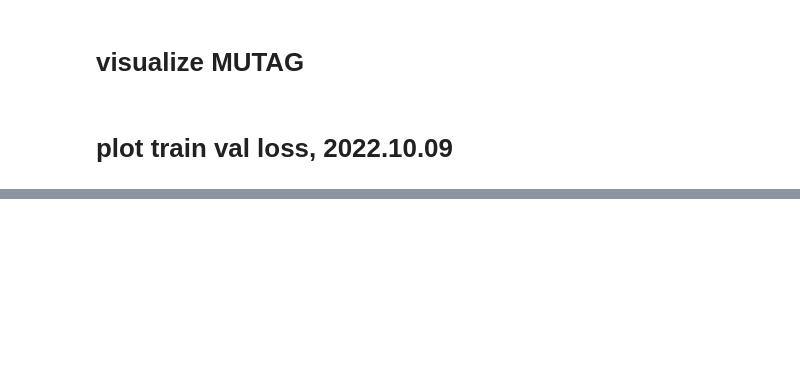
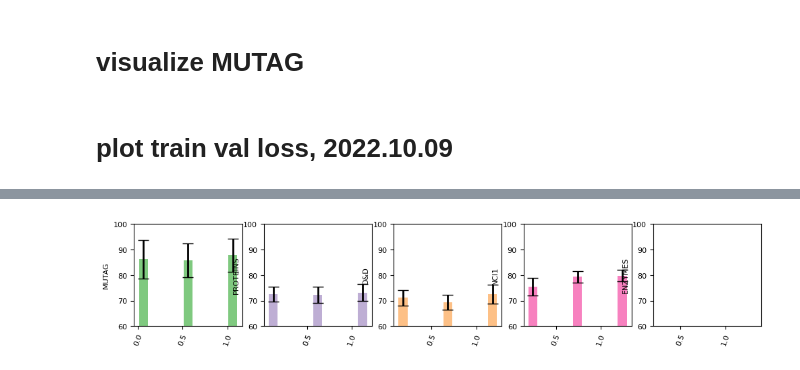
Before and after one commit to ICLab4DL/GNNBenchEffectiveness, a Jupyter notebook: plot_statistics.ipynb, the cells around one changed output, grey strips where cells are left out. Drawn from its saved outputs; the diff is of its cells as text; code cells hidden in the pictures; blank space fills up the shorter version.

```diff
--- a/plot_statistics.ipynb
+++ b/plot_statistics.ipynb
@@ -227,8 +241,8 @@ import numpy as np
 from matplotlib.pyplot import MultipleLocator
 
 
-x_y_label_font = 10
-x_y_legend_font = 10
+x_y_label_font = 5
+x_y_legend_font = 5
 
 
 def plot_bars(X, y, y_err=None, legend_pos=None, label="None", ax=None, colors=None, width=0.1):
@@ -495,6 +509,8 @@ print(DATASETS.keys())
 
 data_names = ['IMDB-BINARY']
 data_names = ['PROTEINS', 'DD']
+data_names = ['ENZYMES', 'NCI1']
+data_names = ['COLLAB', 'IMDB-MULTI']
 datasets_obj = {}
 for k, v in DATASETS.items():
     if k not in data_names:
@@ -1156,0 +1207,41 @@ print(s)
+# %%
+
+x_y_label_font = 8
+def plot_bars(X, y, y_err=None, label="None", ax=None, colors=None, width=0.1):
+    color = 'black'
+    err_attr={"elinewidth":2,"ecolor":"black","capsize":6}
+    if colors is None:
+         colors = ['#F9DA4A','#96DB35', '#66C2A5','#81B0D3','#EF8C61']
+
+    ax.bar(X, y, yerr=y_err, error_kw=err_attr, color = colors,
+            width=width, label=names)
+    # ax.bar(X, y, color = colors,
+    #          width=width, tick_label=label)
+
+    ax.set_ylabel(label, color=color, fontsize=x_y_label_font)
+
+     # fontsize=15, fontweight='bold')
+    ax.tick_params(axis='y', labelcolor=color, labelsize=x_y_label_font)
+    ax.tick_params(axis='x', rotation=70, labelsize=x_y_label_font)
+    ax.set_ylim(60, 100)
+    # ax.legend(names)
+
+
+X = np.linspace(0, 1, 3)
+color = MyColor('Accent', skip_idx=3, backup_name='Set1', backup_color=7)
+fig, axs = plt.subplots(nrows=1,ncols=len(show_data), figsize=(12, 2), dpi=100)
+for ax, name in zip(axs, show_data):
+    y = [i[0] for i in results[name]]
+    std = [i[1] for i in results[name]]
+    X += 0.06
+    colr = color.get_color()
+    colors = [colr for _ in range(len(y))]
+    plot_bars(X, y, y_err=std, label=name, ax=ax, colors=colors)
+
+
+plt.show()
+# handles, labels = ax1.get_legend_handles_labels()
+# bbox_to_anchors=(0.5, -0.08)
+# fig.legend(handles, labels, frameon=False, ncol=9, fontsize=x_y_legend_font, bbox_to_anchor=bbox_to_anchors, loc='lower center')
+# %% [output]
+[figure, added]
```
Also changed, not shown: parts of 14 cells of this notebook, 30 other files.
